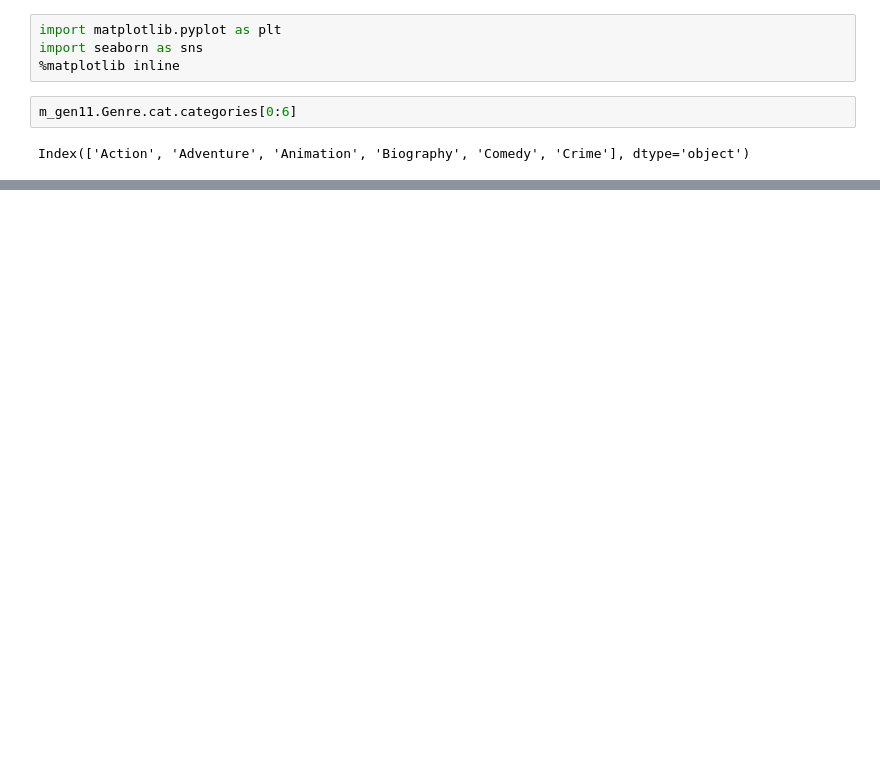
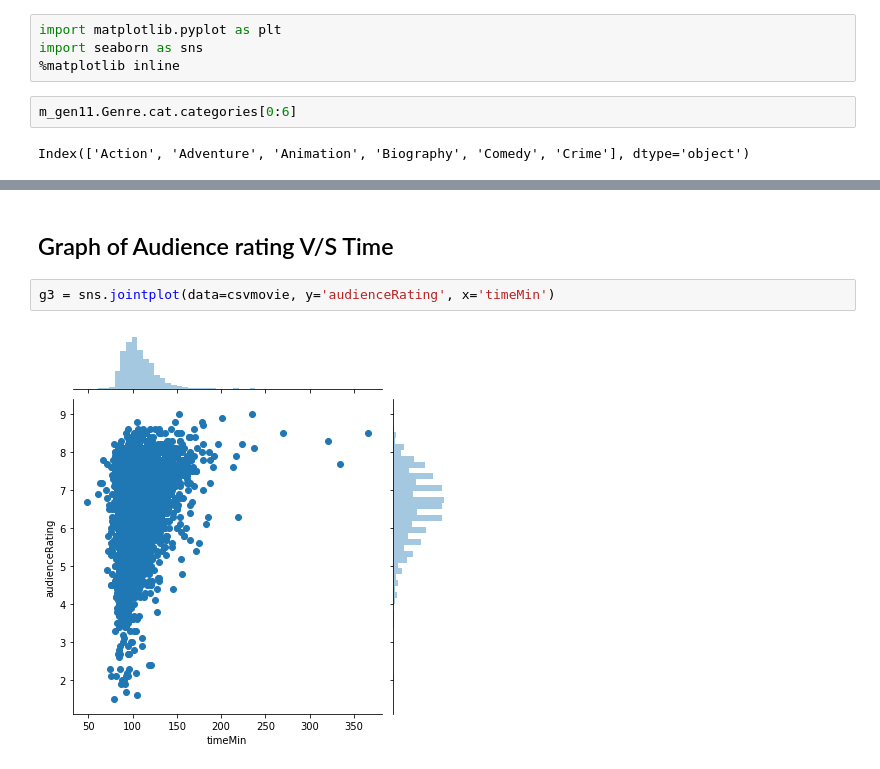
Before and after one commit to mav1797/SDP-Project, a Jupyter notebook: file1.ipynb, the cells around one changed output, grey strips where cells are left out. Cells and saved outputs as stored; diff of their text form; blank space fills up the shorter version.

```diff
--- a/file1.ipynb
+++ b/file1.ipynb
@@ -285,0 +327,6 @@ Index(['Action', 'Adventure', 'Animation', 'Biography', 'Comedy', 'Crime'], dtyp
+# %% [markdown]
+## Graph of Audience rating V/S Time
+# %%
+g3 = sns.jointplot(data=csvmovie, y='audienceRating', x='timeMin')
+# %% [output]
+[figure, added]
```
Also changed, not shown: parts of 84 cells of this notebook.
